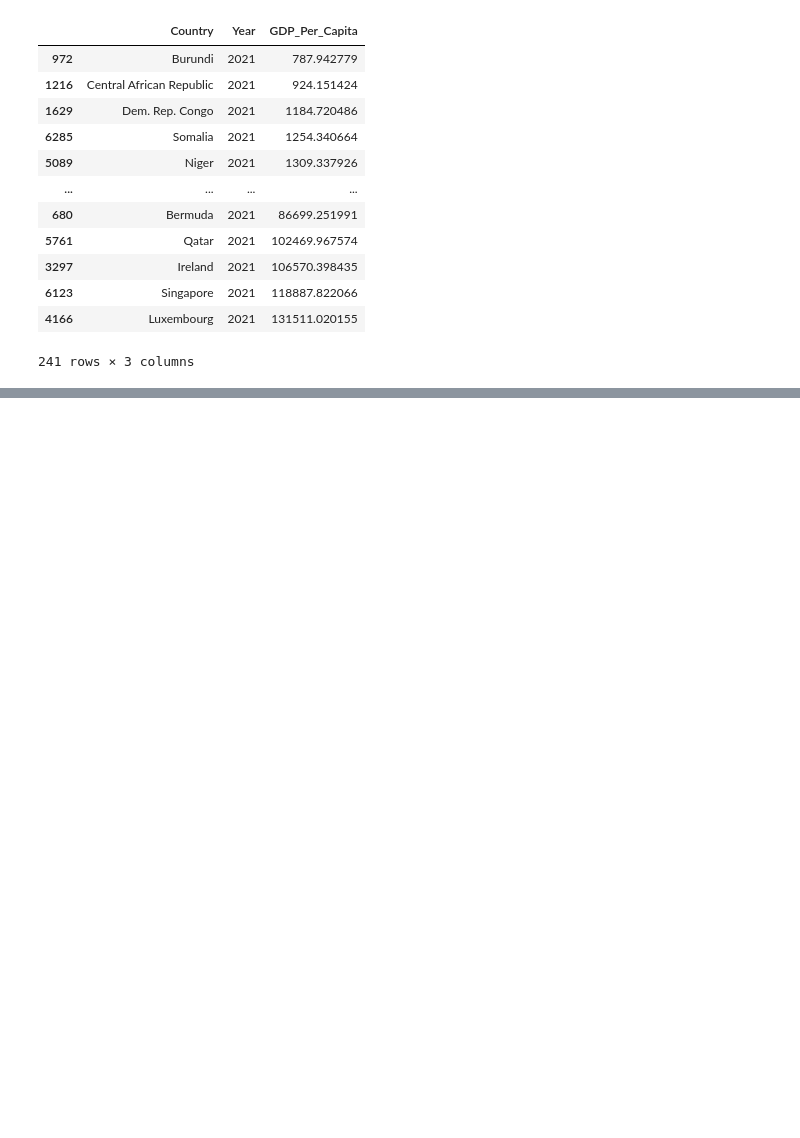
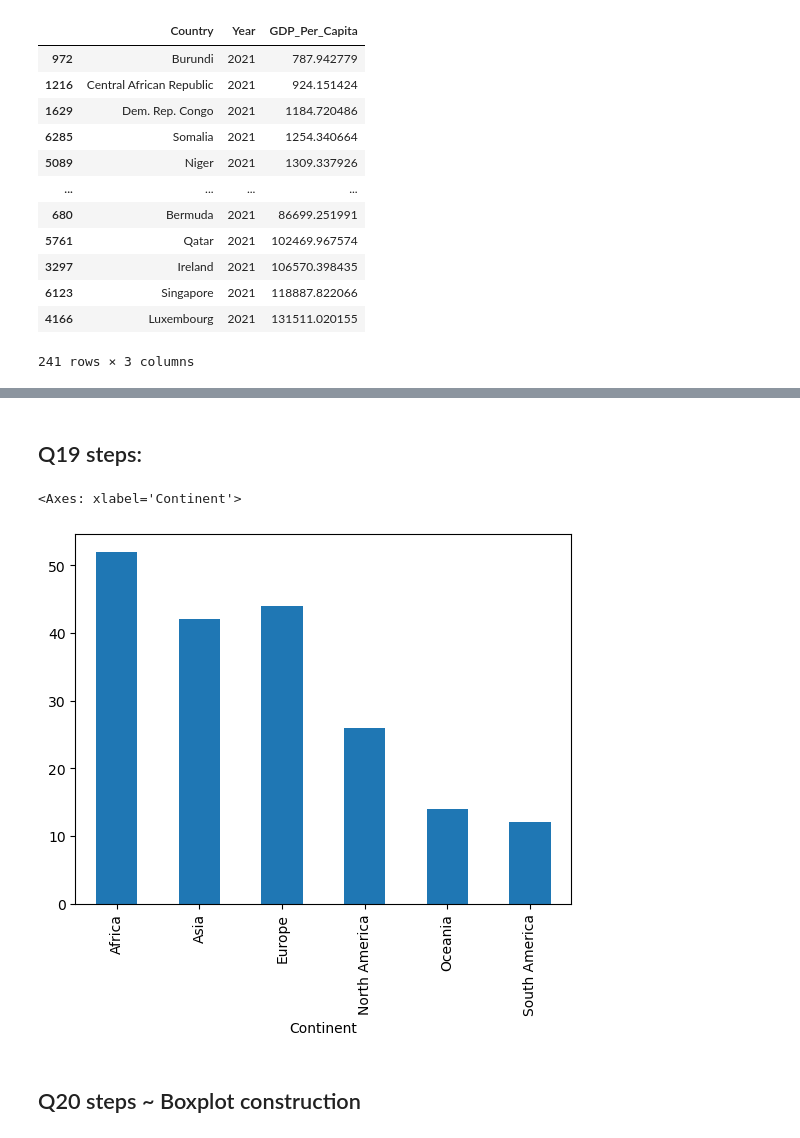
Before and after one commit to nss-data-science-cohort-8/un-exploration-MultidisciplinaryDeepDives, a Jupyter notebook: notebooks/UN_Data_Exploration.ipynb, the cells around one changed output, grey strips where cells are left out. Saved outputs shown, nothing was run; the diff lists cells and outputs as text; code cells hidden in the pictures; blank space fills up the shorter version.

```diff
--- a/notebooks/UN_Data_Exploration.ipynb
+++ b/notebooks/UN_Data_Exploration.ipynb
@@ -305,0 +538,3 @@ gdp_2021_SortedBy_GDP_Per_Capita
+# %%
+gdp_df_joined = gdp_df.merge(continents, on='Country', how='inner')
+gdp_df_joined
@@ -305,0 +555,3 @@ gdp_2021_SortedBy_GDP_Per_Capita
+# %%
+countries_per_continent = gdp_df_joined.groupby('Continent')['Country'].nunique()
+countries_per_continent
@@ -305,0 +567,7 @@ gdp_2021_SortedBy_GDP_Per_Capita
+# %% [markdown]
+## Q19 steps:
+# %%
+countries_per_continent.plot.bar()
+# %% [output]
+<Axes: xlabel='Continent'>
+[figure, added]
@@ -305,0 +583,2 @@ gdp_2021_SortedBy_GDP_Per_Capita
+# %% [markdown]
+## Q20 steps ~ Boxplot construction
```
Also changed, not shown: parts of 91 cells of this notebook.
